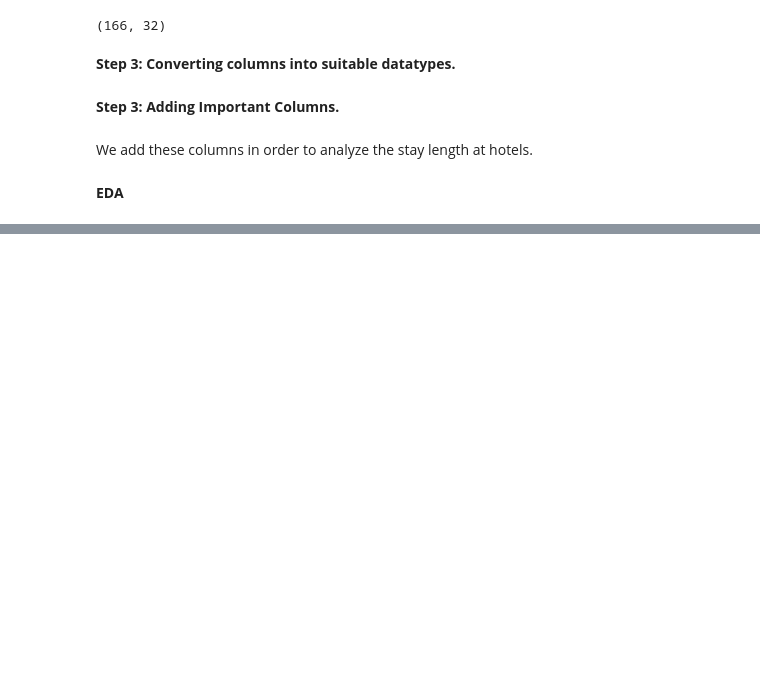
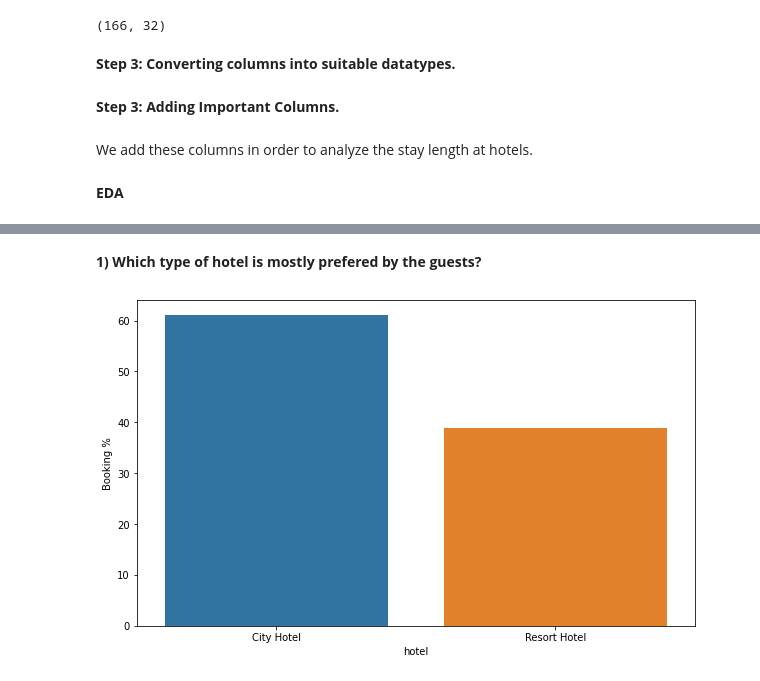
Before and after one commit to MrityunjaySingh18/Hotel-Booking-Analysis, a Jupyter notebook: Copy_of_Hotel_Booking_Analysis_Capstone_Project.ipynb, the cells around one changed output, grey strips where cells are left out. Drawn from its saved outputs; the diff is of its cells as text; code cells hidden in the pictures; blank space fills up the shorter version.

```diff
--- a/Copy_of_Hotel_Booking_Analysis_Capstone_Project.ipynb
+++ b/Copy_of_Hotel_Booking_Analysis_Capstone_Project.ipynb
@@ -201,0 +224,10 @@ We add these columns in order to analyze the stay length at hotels.
+# %% [markdown]
+**1) Which type of hotel is mostly prefered by the guests?**
+# %%
+grouped_by_hotel = hotelanalysis_df1.groupby('hotel')
+d1 = pd.DataFrame((grouped_by_hotel.size()/hotelanalysis_df1.shape[0])*100).reset_index().rename(columns = {0:'Booking %'})
+plt.figure(figsize = (10,6))
+sns.barplot(x = d1['hotel'], y = d1['Booking %'] )
+plt.show()
+# %% [output]
+[figure, added]
```
Also changed, not shown: parts of 10 cells of this notebook.
